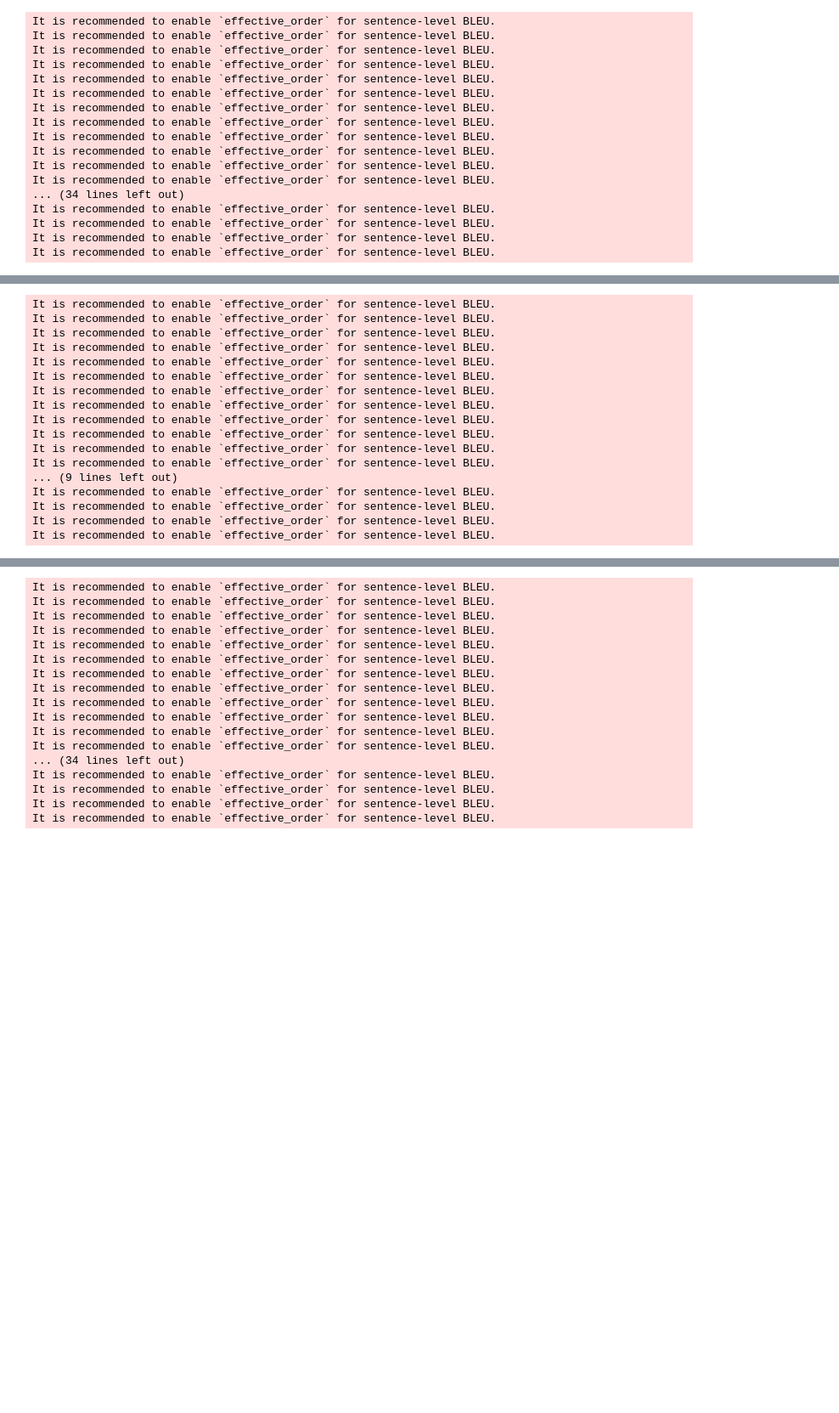
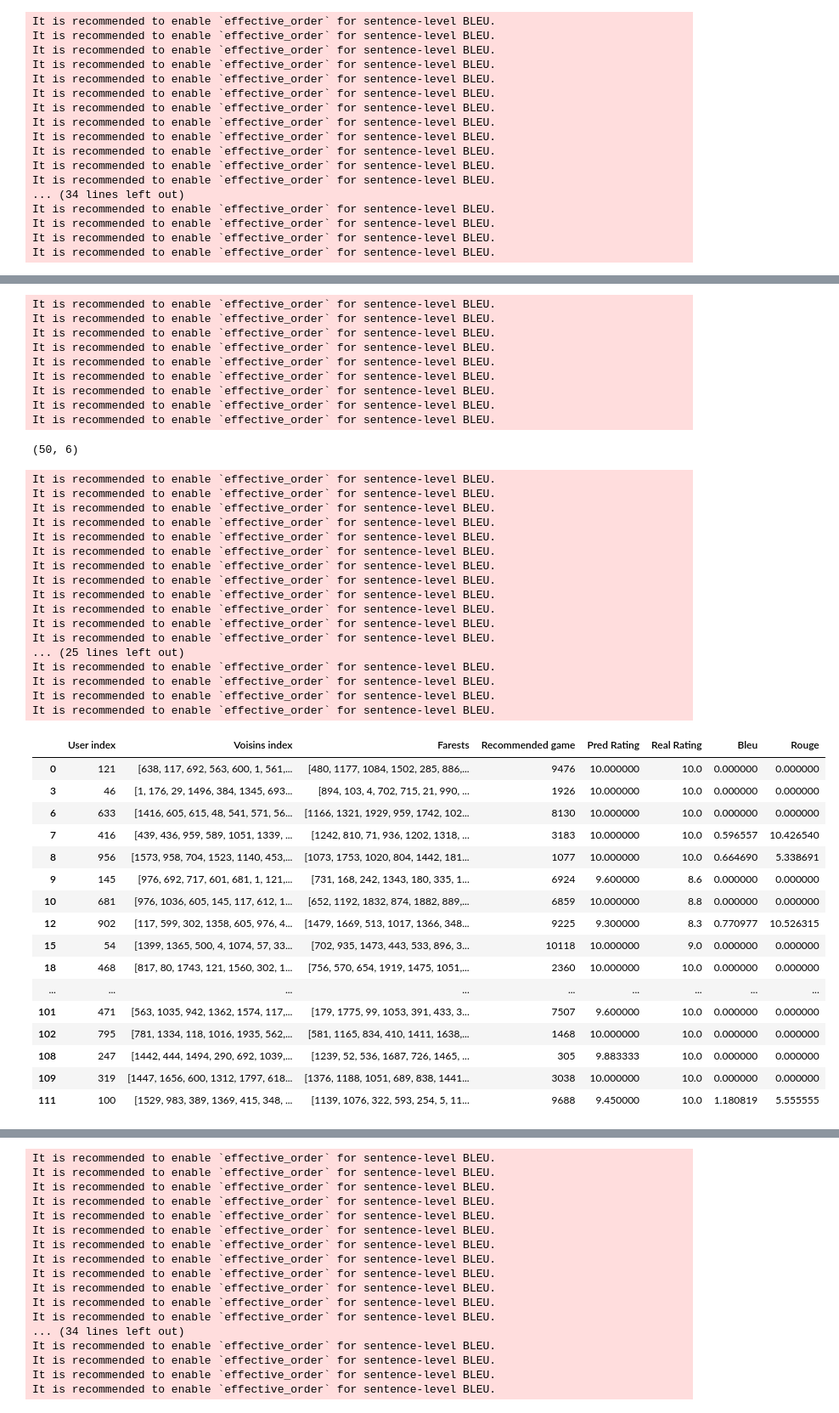
Before and after one commit to Franciline/Recommendation_system, a Jupyter notebook: bleu_rouge.ipynb, the cells around one changed output, grey strips where cells are left out. Shown at 85% size. Cells and saved outputs as stored; diff of their text form; code cells hidden in the pictures; blank space fills up the shorter version.

```diff
--- a/bleu_rouge.ipynb
+++ b/bleu_rouge.ipynb
@@ -437,42 +439,71 @@ plt.savefig('img_bleu_rouge/50_big_far.png')
 # %%
 # Type d'évaluation 7 : 50 plus gros users parmi bien prédits  - farest neighbours
 
 bleu_rouge = pd.DataFrame(columns=['User ref', 'Game rec', 'Avis id', 'User id', 'Comment','Type','Val']) # reset every box
-famous_users = assoc.head(500)["User index"].to_numpy()
+famous_users = assoc.head(112)["User index"].to_numpy()
 df = pd.DataFrame(famous_users, columns=['User index'])
-df['Voisins index'] = df['User index'].apply(lambda x : get_KNN(sim_matrix,filtered_centrd_data.shape[0],x)[-20:])
+df['Voisins index'] = df['User index'].apply(lambda x : get_KNN(sim_matrix,20,x))
+df['Farests'] = df['User index'].apply(lambda x : get_KNN(sim_matrix,filtered_centrd_data.shape[0],x)[-20:])
 df['Recommended game'] = df.apply(
     lambda x: find_best_game(
         filtered_centrd_data,
         users_table.iloc[x['User index']]['User id'],
         f(x['Voisins index'])),
     axis=1)
 df['Pred Rating'] = df.apply(lambda x : prediction_rating(rev_filter,f(x['Voisins index']),x['Recommended game']),axis=1)
 df['Real Rating'] = df.apply(lambda x : rev_filter[(rev_filter['User id'] == users_table.iloc[x['User index']]['User id']) & (rev_filter['Game id'] == x['Recommended game'])]['Rating'].values[0],axis=1)
 
 df = df[abs(df['Pred Rating'] - df['Real Rating']) <2]
-
-df['Bleu'] = df.apply(lambda x: get_bleu_rouge(users_table.iloc[x['User index']]['User id'], f(x['Voisins index']), x['Recommended game']), axis=1)
-df['Rouge'] = df.apply(lambda x: get_bleu_rouge(users_table.iloc[x['User index']]['User id'], f(x['Voisins index']), x['Recommended game'],bleu=False), axis=1)
+print(df.shape)
+df['Bleu'] = df.apply(lambda x: get_bleu_rouge(users_table.iloc[x['User index']]['User id'], f(x['Farests']), x['Recommended game']), axis=1)
+df['Rouge'] = df.apply(lambda x: get_bleu_rouge(users_table.iloc[x['User index']]['User id'], f(x['Farests']), x['Recommended game'],bleu=False), axis=1)
 bleu_rouge = pd.melt(df,id_vars=['User index', 'Voisins index', 'Recommended game', 'Pred Rating', 'Real Rating'], value_vars=['Bleu', 'Rouge'],var_name="Type",value_name="Val")
+df
 # %% [output]
 It is recommended to enable `effective_order` for sentence-level BLEU.
 It is recommended to enable `effective_order` for sentence-level BLEU.
 It is recommended to enable `effective_order` for sentence-level BLEU.
 It is recommended to enable `effective_order` for sentence-level BLEU.
 It is recommended to enable `effective_order` for sentence-level BLEU.
 It is recommended to enable `effective_order` for sentence-level BLEU.
 It is recommended to enable `effective_order` for sentence-level BLEU.
 It is recommended to enable `effective_order` for sentence-level BLEU.
 It is recommended to enable `effective_order` for sentence-level BLEU.
-It is recommended to enable `effective_order` for sentence-level BLEU.
-It is recommended to enable `effective_order` for sentence-level BLEU.
-It is recommended to enable `effective_order` for sentence-level BLEU.
-... (9 lines left out)
-It is recommended to enable `effective_order` for sentence-level BLEU.
-It is recommended to enable `effective_order` for sentence-level BLEU.
-It is recommended to enable `effective_order` for sentence-level BLEU.
-It is recommended to enable `effective_order` for sentence-level BLEU.
+(50, 6)
+It is recommended to enable `effective_order` for sentence-level BLEU.
+It is recommended to enable `effective_order` for sentence-level BLEU.
+It is recommended to enable `effective_order` for sentence-level BLEU.
+It is recommended to enable `effective_order` for sentence-level BLEU.
+It is recommended to enable `effective_order` for sentence-level BLEU.
+It is recommended to enable `effective_order` for sentence-level BLEU.
+It is recommended to enable `effective_order` for sentence-level BLEU.
+It is recommended to enable `effective_order` for sentence-level BLEU.
+It is recommended to enable `effective_order` for sentence-level BLEU.
+It is recommended to enable `effective_order` for sentence-level BLEU.
+It is recommended to enable `effective_order` for sentence-level BLEU.
+It is recommended to enable `effective_order` for sentence-level BLEU.
+... (25 lines left out)
+It is recommended to enable `effective_order` for sentence-level BLEU.
+It is recommended to enable `effective_order` for sentence-level BLEU.
+It is recommended to enable `effective_order` for sentence-level BLEU.
+It is recommended to enable `effective_order` for sentence-level BLEU.
+|  | User index | Voisins index | Farests | Recommended game | Pred Rating | Real Rating | Bleu | Rouge |
+| 0 | 121 | [638, 117, 692, 563, 600, 1, 561,... | [480, 1177, 1084, 1502, 285, 886,... | 9476 | 10.000000 | 10.0 | 0.000000 | 0.000000 |
+| 3 | 46 | [1, 176, 29, 1496, 384, 1345, 693... | [894, 103, 4, 702, 715, 21, 990, ... | 1926 | 10.000000 | 10.0 | 0.000000 | 0.000000 |
+| 6 | 633 | [1416, 605, 615, 48, 541, 571, 56... | [1166, 1321, 1929, 959, 1742, 102... | 8130 | 10.000000 | 10.0 | 0.000000 | 0.000000 |
+| 7 | 416 | [439, 436, 959, 589, 1051, 1339, ... | [1242, 810, 71, 936, 1202, 1318, ... | 3183 | 10.000000 | 10.0 | 0.596557 | 10.426540 |
+| 8 | 956 | [1573, 958, 704, 1523, 1140, 453,... | [1073, 1753, 1020, 804, 1442, 181... | 1077 | 10.000000 | 10.0 | 0.664690 | 5.338691 |
+| 9 | 145 | [976, 692, 717, 601, 681, 1, 121,... | [731, 168, 242, 1343, 180, 335, 1... | 6924 | 9.600000 | 8.6 | 0.000000 | 0.000000 |
+| 10 | 681 | [976, 1036, 605, 145, 117, 612, 1... | [652, 1192, 1832, 874, 1882, 889,... | 6859 | 10.000000 | 8.8 | 0.000000 | 0.000000 |
+| 12 | 902 | [117, 599, 302, 1358, 605, 976, 4... | [1479, 1669, 513, 1017, 1366, 348... | 9225 | 9.300000 | 8.3 | 0.770977 | 10.526315 |
+| 15 | 54 | [1399, 1365, 500, 4, 1074, 57, 33... | [702, 935, 1473, 443, 533, 896, 3... | 10118 | 10.000000 | 9.0 | 0.000000 | 0.000000 |
+| 18 | 468 | [817, 80, 1743, 121, 1560, 302, 1... | [756, 570, 654, 1919, 1475, 1051,... | 2360 | 10.000000 | 10.0 | 0.000000 | 0.000000 |
+| ... | ... | ... | ... | ... | ... | ... | ... | ... |
+| 101 | 471 | [563, 1035, 942, 1362, 1574, 117,... | [179, 1775, 99, 1053, 391, 433, 3... | 7507 | 9.600000 | 10.0 | 0.000000 | 0.000000 |
+| 102 | 795 | [781, 1334, 118, 1016, 1935, 562,... | [581, 1165, 834, 410, 1411, 1638,... | 1468 | 10.000000 | 10.0 | 0.000000 | 0.000000 |
+| 108 | 247 | [1442, 444, 1494, 290, 692, 1039,... | [1239, 52, 536, 1687, 726, 1465, ... | 305 | 9.883333 | 10.0 | 0.000000 | 0.000000 |
+| 109 | 319 | [1447, 1656, 600, 1312, 1797, 618... | [1376, 1188, 1051, 689, 838, 1441... | 3038 | 10.000000 | 10.0 | 0.000000 | 0.000000 |
+| 111 | 100 | [1529, 983, 389, 1369, 415, 348, ... | [1139, 1076, 322, 593, 254, 5, 11... | 9688 | 9.450000 | 10.0 | 1.180819 | 5.555555 |
 # %%
 sns.set_theme(rc={'figure.figsize' : (12, 5)})
 sns.stripplot(data=bleu_rouge, x="User index", y="Val",hue="Type")
```
Also changed, not shown: parts of 12 cells of this notebook.
